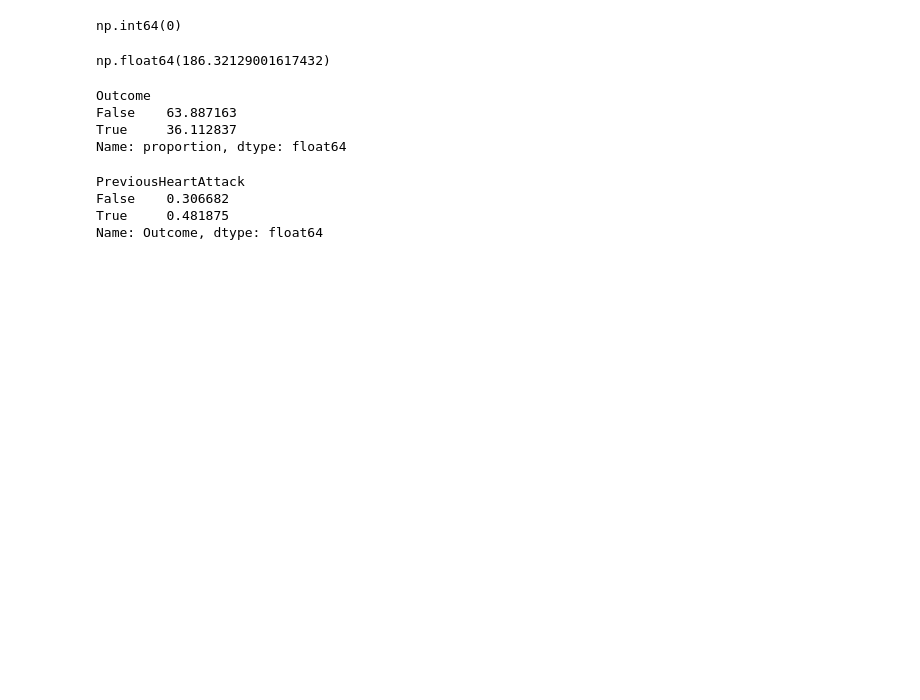
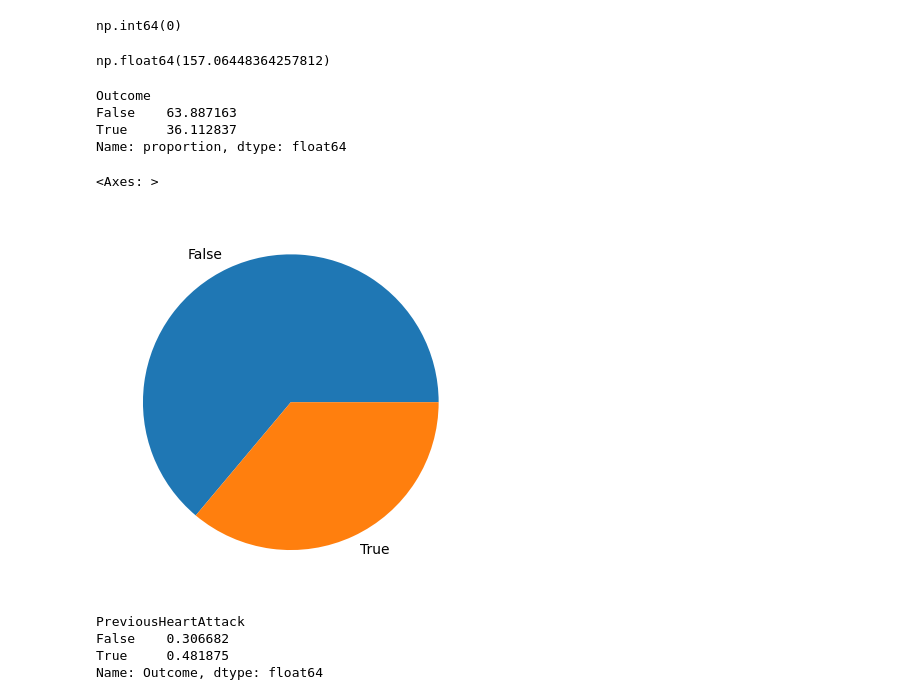
Before and after one commit to miriamsonaglia/Heart-Attack-Prediction-Model, a Jupyter notebook: DataIntensive.ipynb, the cells around one changed output. Drawn from its saved outputs; the diff is of its cells as text; code cells hidden in the pictures; blank space fills up the shorter version.

```diff
--- a/DataIntensive.ipynb
+++ b/DataIntensive.ipynb
@@ -339,5 +341,6 @@ indonesia['StressLevel'] = indonesia['StressLevel'].astype('category')
 indonesia['PreviousHeartAttack'] = indonesia['PreviousHeartAttack'].map({1:True, 0:False}).astype('bool')
 indonesia['Outcome'] = indonesia['Outcome'].map({1:True, 0:False}).astype('bool')
 indonesia['State'] = indonesia['State'].astype('category')
-
+indonesia['HealthyDiet'] = indonesia['HealthyDiet'].map({'Healthy':True, 'Unhealthy':False}).astype('bool')
 end_memory = indonesia.memory_usage(deep=True).sum()
+indonesia.dtypes
@@ -379,7 +402,7 @@ np.int64(0)
 # %%
 (dataset.memory_usage(deep=True).sum() / 1024**2)
 # %% [output]
-np.float64(186.32129001617432)
+np.float64(157.06448364257812)
 # %%
 dataset['Outcome'].value_counts(normalize=True) * 100 # Verificare se il dataset è sbilanciato
 # %% [output]
@@ -387,6 +410,11 @@ Outcome
 False    63.887163
 True     36.112837
 Name: proportion, dtype: float64
+# %%
+dataset['Outcome'].value_counts().plot.pie()
+# %% [output]
+<Axes: >
+[figure, added]
 # %%
 dataset.groupby('PreviousHeartAttack')['Outcome'].mean() # Se percentuale grande può causare leakage
 # %% [output]
```
Also changed, not shown: parts of 5 cells of this notebook.
